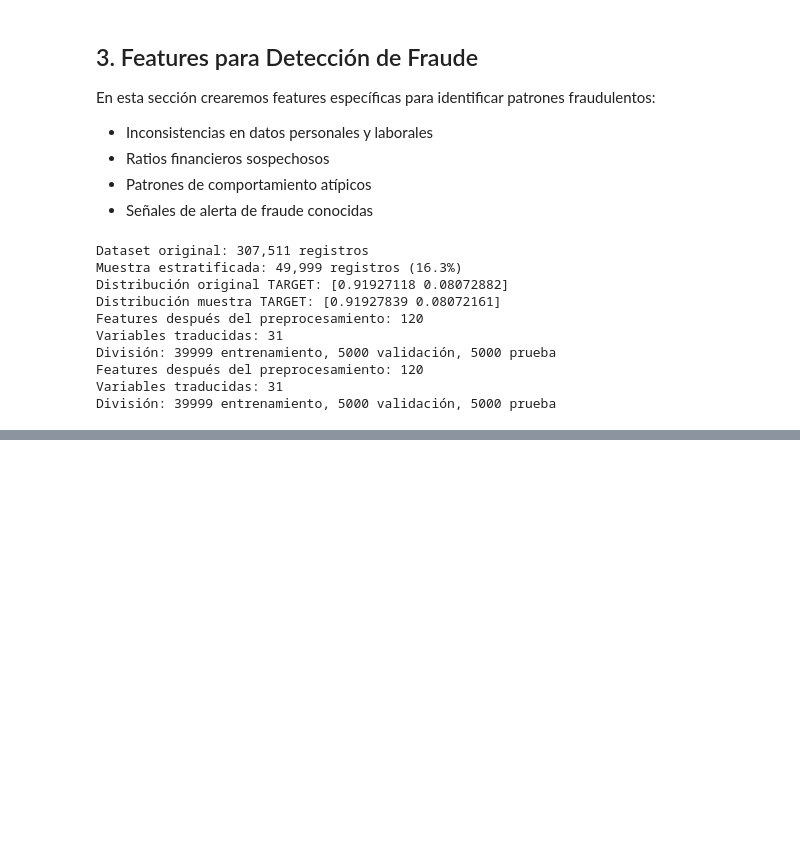
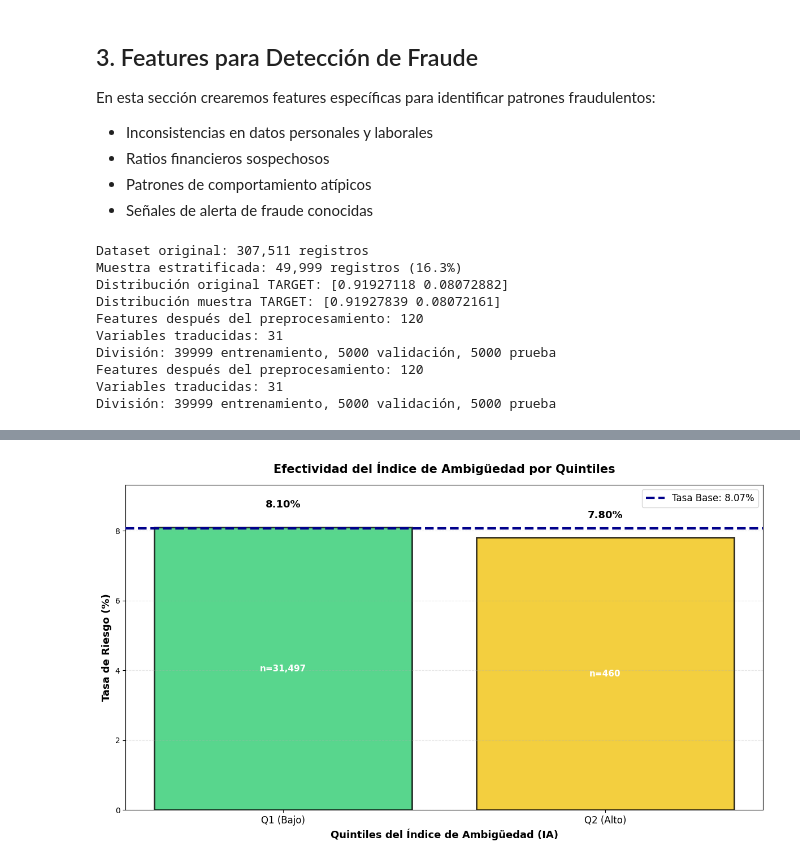
Before and after one commit to Joshua-LP/Fraude-Crediticio-Inmobiliario---FINAL, a Jupyter notebook: notebooks/Sistema_Deteccion_Fraude.ipynb, the cells around one changed output, grey strips where cells are left out. Cells and saved outputs as stored; diff of their text form; code cells hidden in the pictures; blank space fills up the shorter version.

Commit message:
construcción de reglas de negocio

```diff
--- a/notebooks/Sistema_Deteccion_Fraude.ipynb
+++ b/notebooks/Sistema_Deteccion_Fraude.ipynb
@@ -378,0 +665,87 @@ División: 39999 entrenamiento, 5000 validación, 5000 prueba
+# %%
+# Análisis de efectividad del Índice de Ambigüedad (IA)
+
+# Verificar que reglas_train existe
+if 'reglas_train' not in locals() and 'reglas_train' not in globals():
+    print("ERROR: Se necesita ejecutar la celda de generación de reglas de negocio primero")
+    raise ValueError("La variable 'reglas_train' no está disponible. Ejecuta la celda anterior primero.")
+
+# Crear datos para análisis combinando IA con TARGET
+datos_viz = pd.concat([reglas_train[['IA']], y_train.reset_index(drop=True)], axis=1)
+
+print("\nAnálisis detallado del Índice de Ambigüedad (IA):")
+
+# Discretizar IA en quintiles para análisis
+score_ia = datos_viz['IA']
+quintiles = pd.qcut(score_ia, q=5, duplicates='drop')
+
+analisis_quintiles = datos_viz.groupby(quintiles).agg({
+    'TARGET': ['mean', 'count', 'sum']
+}).round(3)
+analisis_quintiles.columns = ['Tasa_Riesgo', 'Total_Casos', 'Casos_Positivos']
+
+# Crear etiquetas dinámicas según el número real de bins
+quintiles_labels = ['Q1 (Bajo)', 'Q2', 'Q3', 'Q4', 'Q5 (Alto)']
+num_quintiles = len(analisis_quintiles)
+if num_quintiles < 5:
+    quintiles_labels = [f'Q{i+1}' for i in range(num_quintiles)]
+    quintiles_labels[0] = f'{quintiles_labels[0]} (Bajo)'
+    quintiles_labels[-1] = f'{quintiles_labels[-1]} (Alto)'
+analisis_quintiles.index = quintiles_labels
+
+print("Efectividad por quintiles del Índice de Ambigüedad (IA):")
+print(analisis_quintiles)
+
+# Crear gráfico de barras para visualizar efectividad
+fig, ax = plt.subplots(figsize=(12, 7))
+
+# Colores adaptativos según número de quintiles
+colores_base = ['#2ecc71', '#f1c40f', '#e67e22', '#e74c3c', '#c0392b']
+colores = colores_base[:num_quintiles]
+
+x_pos = range(len(analisis_quintiles))
+barras = ax.bar(x_pos, analisis_quintiles['Tasa_Riesgo'] * 100,
+               color=colores, alpha=0.8, edgecolor='black', linewidth=2)
+
+# Línea de referencia con tasa base
+tasa_base = datos_viz['TARGET'].mean()
+ax.axhline(y=tasa_base * 100, color='darkblue', linestyle='--', linewidth=3,
+           label=f'Tasa Base: {tasa_base*100:.2f}%', zorder=5)
+
+# Añadir etiquetas con conteos y porcentajes
+for barra, (idx, row) in zip(barras, analisis_quintiles.iterrows()):
+    altura = barra.get_height()
+    # Porcentaje arriba
+    ax.text(barra.get_x() + barra.get_width()/2., altura + 0.5,
+            f'{altura:.2f}%', ha='center', va='bottom', fontsize=13, fontweight='bold')
+    # Conteo dentro
+    ax.text(barra.get_x() + barra.get_width()/2., altura/2,
+            f'n={int(row["Total_Casos"]):,}', ha='center', va='center',
+            fontsize=11, color='white', fontweight='bold')
+
+ax.set_xlabel('Quintiles del Índice de Ambigüedad (IA)', fontsize=13, fontweight='bold')
+ax.set_ylabel('Tasa de Riesgo (%)', fontsize=13, fontweight='bold')
+ax.set_title('Efectividad del Índice de Ambigüedad por Quintiles', fontsize=15, fontweight='bold', pad=15)
+ax.set_xticks(x_pos)
+ax.set_xticklabels(analisis_quintiles.index, rotation=0, fontsize=12)
+ax.legend(fontsize=12)
+ax.grid(True, alpha=0.3, axis='y', linestyle='--')
+ax.set_ylim(0, max(analisis_quintiles['Tasa_Riesgo'] * 100) * 1.15)
+
+plt.tight_layout()
+plt.show()
+
+# Calcular lift del IA
+lift_ia = analisis_quintiles['Tasa_Riesgo'].iloc[-1] / tasa_base
+concentracion = analisis_quintiles['Casos_Positivos'].iloc[-1] / datos_viz['TARGET'].sum()
+
+print(f"\n{'='*60}")
+print(f"MÉTRICAS DE EFECTIVIDAD ÍNDICE DE AMBIGÜEDAD (IA)")
+print(f"{'='*60}")
+print(f"Lift del quintil más alto: {lift_ia:.2f}x")
+print(f"Concentración de casos de riesgo en {quintiles_labels[-1]}: {concentracion:.1%}")
+print(f"Tasa de riesgo {quintiles_labels[-1]}: {analisis_quintiles['Tasa_Riesgo'].iloc[-1]*100:.2f}%")
+print(f"Tasa de riesgo {quintiles_labels[0]}: {analisis_quintiles['Tasa_Riesgo'].iloc[0]*100:.2f}%")
+print(f"Ratio Alto/Bajo: {analisis_quintiles['Tasa_Riesgo'].iloc[-1] / analisis_quintiles['Tasa_Riesgo'].iloc[0]:.2f}x")
+print(f"{'='*60}\n")
+# %% [output]
@@ -378,0 +757 @@ División: 39999 entrenamiento, 5000 validación, 5000 prueba
+[figure, added]
```
Also changed, not shown: parts of 5 cells of this notebook.
